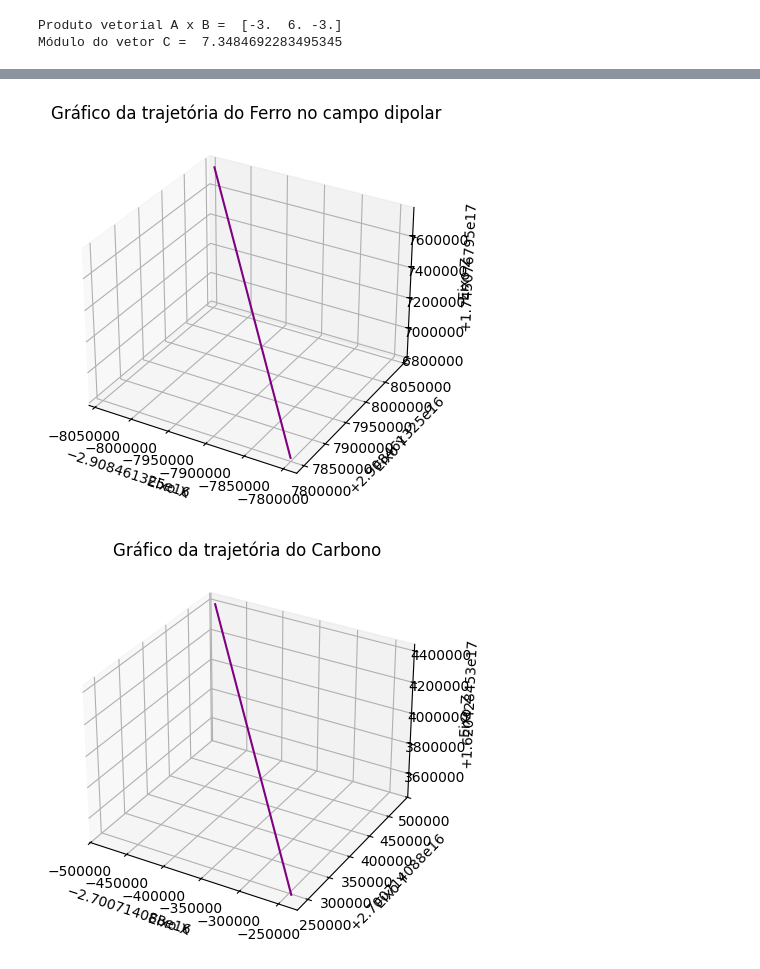
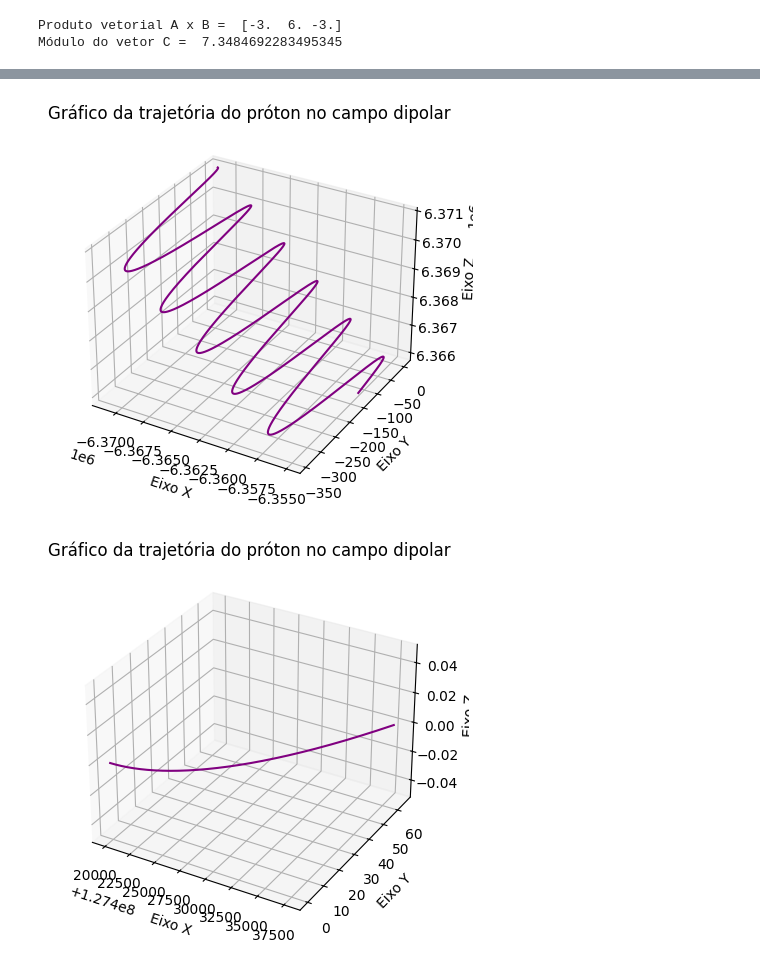
Before and after one commit to raissabaastos/Cosmic-Rays, a Jupyter notebook: CRs.ipynb, the cells around one changed output, grey strips where cells are left out. Cells and saved outputs as stored; diff of their text form; code cells hidden in the pictures.

```diff
--- a/CRs.ipynb
+++ b/CRs.ipynb
@@ -167,7 +174,7 @@ def main_dipolar(q, m, r0, v0, B0):
     t=T/10000
 
     positions = []
-    for i in range(30000):
+    for i in range(300000):
         B=Bdipolar(r0)
         modB=mod(B)
         rL=mR*modv/(q*modB)
@@ -175,9 +182,9 @@ def main_dipolar(q, m, r0, v0, B0):
         #if i>0: print("%.3e %.3e %.3e \n" % (t*i,modr,rL))
         F=FLorentz(q,v0,B)
         modF=mod(F)
-        if i>29999:
-            print("Força de Lorentz F = ",F)
-            print("%.3e %.3e %.3e \n" % (t*i,modr,rL))
+        #if i>29999:
+            #print("Força de Lorentz F = ",F)
+            #print("%.3e %.3e %.3e \n" % (t*i,modr,rL))
         a=np.zeros(3)
         for j in range(3):
             a[j]=F[j]/mR
@@ -271,23 +218,69 @@ plot_trajectory(df_ferro, 'trajetória do Ferro')
 # %%
 #Rodando para o Fe com campo dipolar
 q=26*e
 m=56*u
 r0=[1.0,1.0,1.0]
-v0=[0.7*c,0.1*c,0.1*c]
+v0=[900000,0,0] # m/s
 B0=[0.0,1E-4,0.0]
 df_ferro_dip = main_dipolar(q, m, r0, v0, B0)
 #print(df_ferro)
-plot_trajectory(df_ferro_dip, 'trajetória do Ferro no campo dipolar')
+#plot_trajectory(df_ferro_dip, 'trajetória do Ferro no campo dipolar')
+
+
+r_terra=6371E3 # raio da Terra em metros
+
+#Rodando para o próton
+q=1*e
+m=mp
+r0=[-r_terra,0.0,r_terra]
+v0=[900000,0,0] # m/s
+B0=[0.0,1E-4,0.0]
+df_proton = main_dipolar(q, m, r0, v0, B0)
+#print(df_proton)
+plot_trajectory(df_proton, 'trajetória do próton no campo dipolar')
+
+#Rodando para o próton
+q=1*e
+m=mp
+r0=[20*r_terra,0.0,0.0]
+v0=[900000,0,0] # m/s
+B0=[0.0,1E-4,0.0]
+df_proton = main_dipolar(q, m, r0, v0, B0)
+#print(df_proton)
+plot_trajectory(df_proton, 'trajetória do próton no campo dipolar')
+
+
+#Rodando para o Fe com campo dipolar
+q=26*e
+m=56*u
+r0=[-r_terra,0.0,r_terra]
+v0=[900000,0,0] # m/s
+B0=[0.0,1E-4,0.0]
+df_ferro_dip = main_dipolar(q, m, r0, v0, B0)
+#print(df_ferro)
+#plot_trajectory(df_ferro_dip, 'trajetória do Ferro no campo dipolar')
+
+
+#Rodando para o Fe com campo dipolar
+q=26*e
+m=56*u
+r0=[2*r_terra,0.0,0.0]
+v0=[900000,0,0] # m/s
+B0=[0.0,1E-4,0.0]
+df_ferro_dip = main_dipolar(q, m, r0, v0, B0)
+#print(df_ferro)
+#plot_trajectory(df_ferro_dip, 'trajetória do Ferro no campo dipolar')
+
 
 # rodando para o C com campo dipolar
 q=6*e
 m=12*u
 r0=[1.0,1.0,1.0]
 v0=[0.7*c,0.1*c,0.1*c]
 B0=[0.0,1E-4,0.0]
 df_carbono_dip = main_dipolar(q, m, r0, v0, B0)
 #print(df_carbono)
-plot_trajectory(df_carbono_dip, 'trajetória do Carbono')
+#plot_trajectory(df_carbono_dip, 'trajetória do Carbono')
 # %% [output]
-[figure, old version]
+[figure, new version]
-[figure, old version]
+[figure, new version]
```
Also changed, not shown: parts of 4 cells of this notebook.
